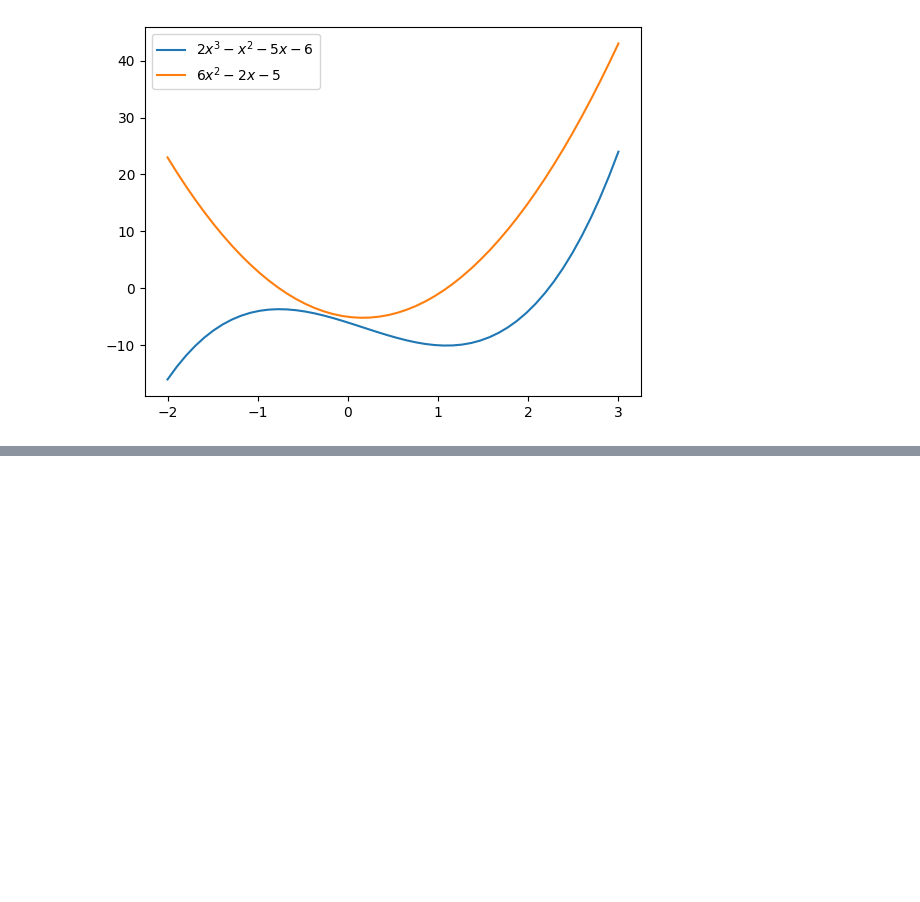
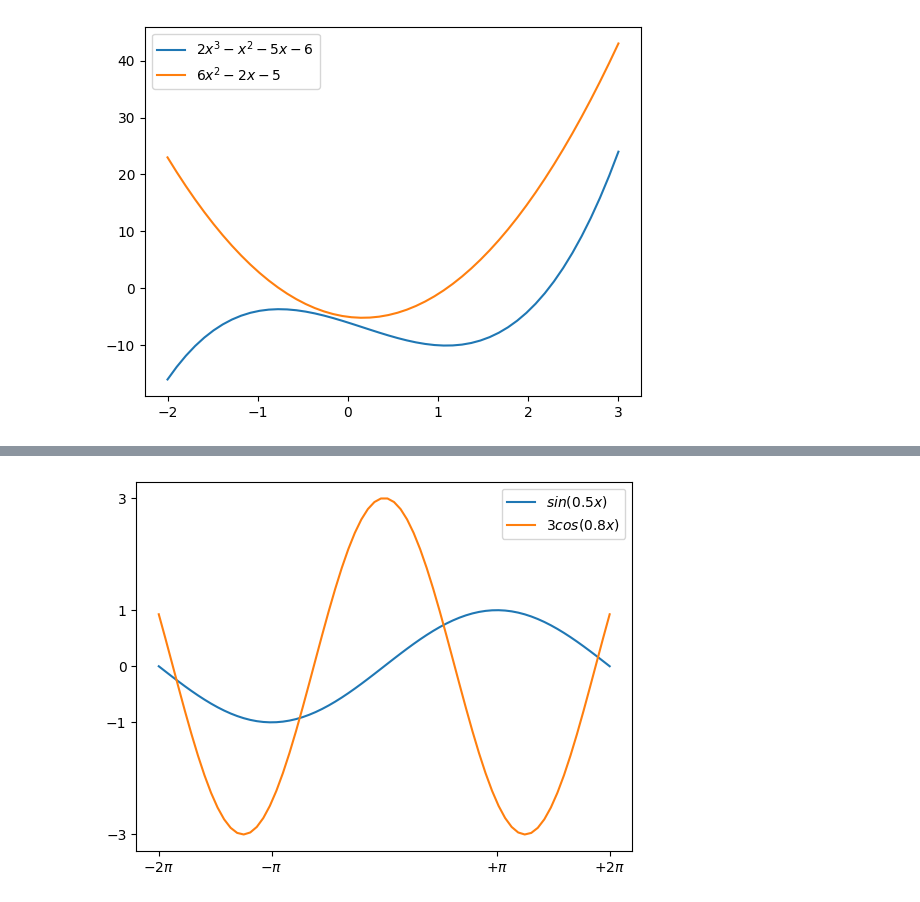
Before and after one commit to harmkenn/Python-Workbooks, a Jupyter notebook: python-course.eu/E_PC15_Spines.ipynb, the cells around one changed output, grey strips where cells are left out. Drawn from its saved outputs; the diff is of its cells as text; code cells hidden in the pictures; blank space fills up the shorter version.

```diff
--- a/python-course.eu/E_PC15_Spines.ipynb
+++ b/python-course.eu/E_PC15_Spines.ipynb
@@ -209,0 +228,18 @@ ax.legend(loc='best')
+# %%
+import numpy as np
+import matplotlib.pyplot as plt
+
+X = np.linspace(-2 * np.pi, 2 * np.pi, 70, endpoint=True)
+F1 = np.sin(0.5*X)
+F2 = 3 * np.cos(0.8*X)
+
+plt.xticks( [-6.28, -3.14, 3.14, 6.28],
+        [r'$-2\pi$', r'$-\pi$', r'$+\pi$', r'$+2\pi$'])
+plt.yticks([-3, -1, 0, +1, 3])
+plt.plot(X, F1, label="$sin(0.5x)$")
+plt.plot(X, F2, label="$3 cos(0.8x)$")
+plt.legend(loc='best')
+
+plt.show()
+# %% [output]
+[figure, added]
```
Also changed, not shown: parts of 6 cells of this notebook.
